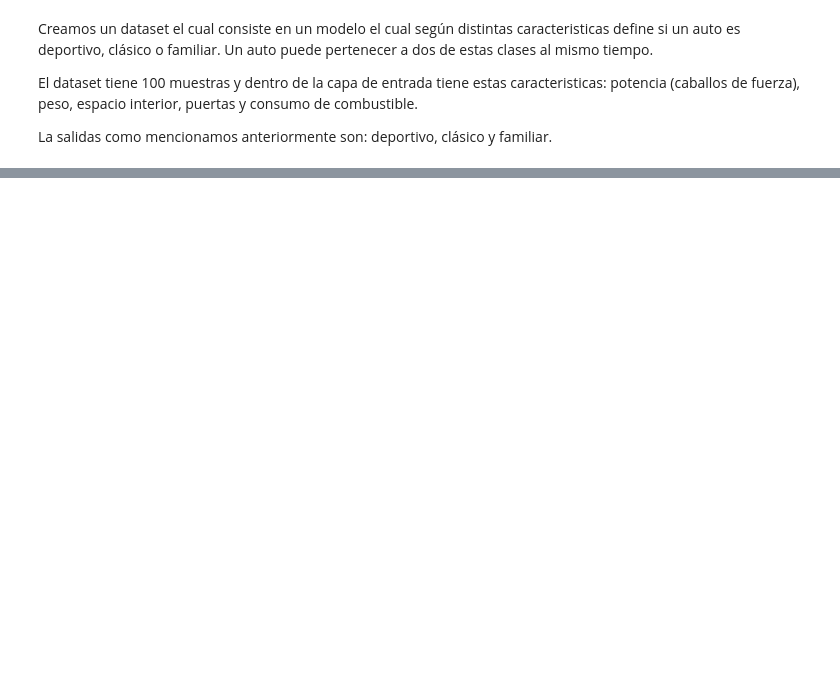
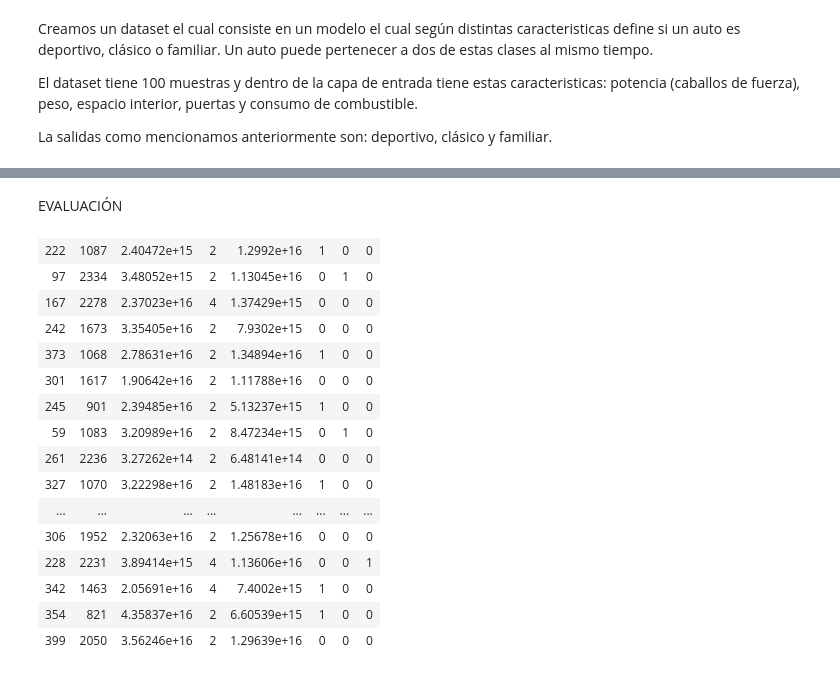
Before and after one commit to gabofrid/trabajos-chona---2024, a Jupyter notebook: Redes Neuronales/Fridman_Michanie_Levinson.ipynb, the cells around one changed output, grey strips where cells are left out. Cells and saved outputs as stored; diff of their text form; code cells hidden in the pictures; blank space fills up the shorter version.

```diff
--- a/Redes Neuronales/Fridman_Michanie_Levinson.ipynb
+++ b/Redes Neuronales/Fridman_Michanie_Levinson.ipynb
@@ -77,0 +295,21 @@ display(training_outputs)
+# %% [markdown]
+EVALUACIÓN
+# %%
+table(training_values)
+# %% [output]
+| 222 | 1087 | 2.40472e+15 | 2 | 1.2992e+16 | 1 | 0 | 0 |
+| 97 | 2334 | 3.48052e+15 | 2 | 1.13045e+16 | 0 | 1 | 0 |
+| 167 | 2278 | 2.37023e+16 | 4 | 1.37429e+15 | 0 | 0 | 0 |
+| 242 | 1673 | 3.35405e+16 | 2 | 7.9302e+15 | 0 | 0 | 0 |
+| 373 | 1068 | 2.78631e+16 | 2 | 1.34894e+16 | 1 | 0 | 0 |
+| 301 | 1617 | 1.90642e+16 | 2 | 1.11788e+16 | 0 | 0 | 0 |
+| 245 | 901 | 2.39485e+16 | 2 | 5.13237e+15 | 1 | 0 | 0 |
+| 59 | 1083 | 3.20989e+16 | 2 | 8.47234e+15 | 0 | 1 | 0 |
+| 261 | 2236 | 3.27262e+14 | 2 | 6.48141e+14 | 0 | 0 | 0 |
+| 327 | 1070 | 3.22298e+16 | 2 | 1.48183e+16 | 1 | 0 | 0 |
+| ... | ... | ... | ... | ... | ... | ... | ... |
+| 306 | 1952 | 2.32063e+16 | 2 | 1.25678e+16 | 0 | 0 | 0 |
+| 228 | 2231 | 3.89414e+15 | 4 | 1.13606e+16 | 0 | 0 | 1 |
+| 342 | 1463 | 2.05691e+16 | 4 | 7.4002e+15 | 1 | 0 | 0 |
+| 354 | 821 | 4.35837e+16 | 2 | 6.60539e+15 | 1 | 0 | 0 |
+| 399 | 2050 | 3.56246e+16 | 2 | 1.29639e+16 | 0 | 0 | 0 |
```
Also changed, not shown: parts of 17 cells of this notebook, 2 other files.
